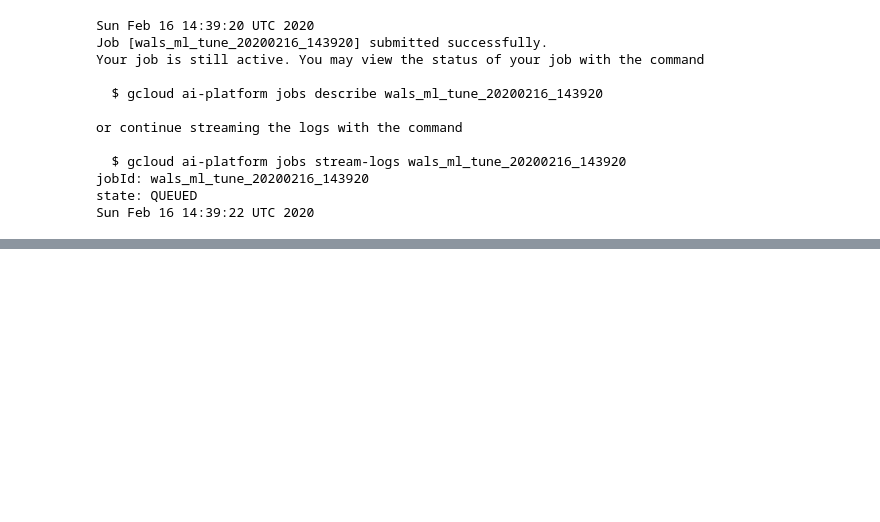
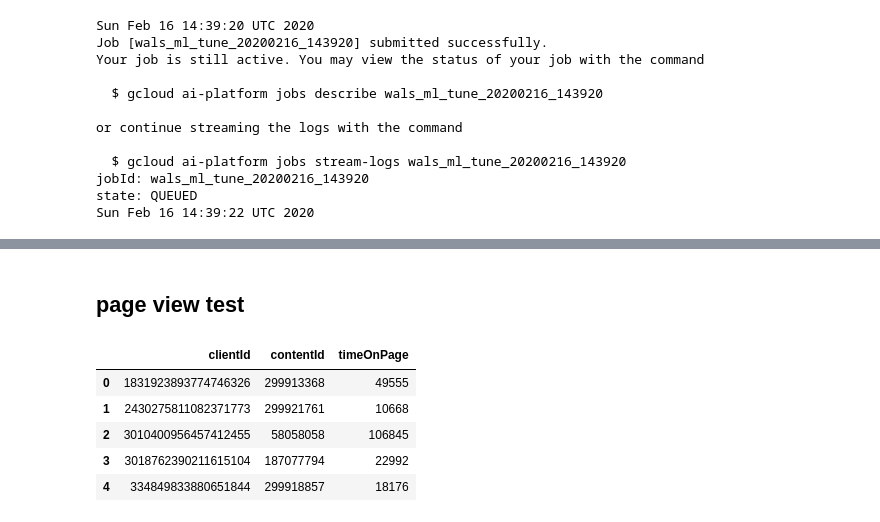
Before and after one commit to kingarthur9111/tensorflow-recommendation-wals, a Jupyter notebook: notebooks/Part1.ipynb, the cells around one changed output, grey strips where cells are left out. Drawn from its saved outputs; the diff is of its cells as text; code cells hidden in the pictures; blank space fills up the shorter version.

```diff
--- a/notebooks/Part1.ipynb
+++ b/notebooks/Part1.ipynb
@@ -218,0 +234,2 @@ Sun Feb 16 14:39:22 UTC 2020
+# %% [markdown]
+## page view test
@@ -218,0 +240,9 @@ Sun Feb 16 14:39:22 UTC 2020
+# %%
+views_df.head()
+# %% [output]
+|  | clientId | contentId | timeOnPage |
+| 0 | 1831923893774746326 | 299913368 | 49555 |
+| 1 | 2430275811082371773 | 299921761 | 10668 |
+| 2 | 3010400956457412455 | 58058058 | 106845 |
+| 3 | 3018762390211615104 | 187077794 | 22992 |
+| 4 | 334849833880651844 | 299918857 | 18176 |
```
Also changed, not shown: parts of 16 cells of this notebook, 5 other files.
